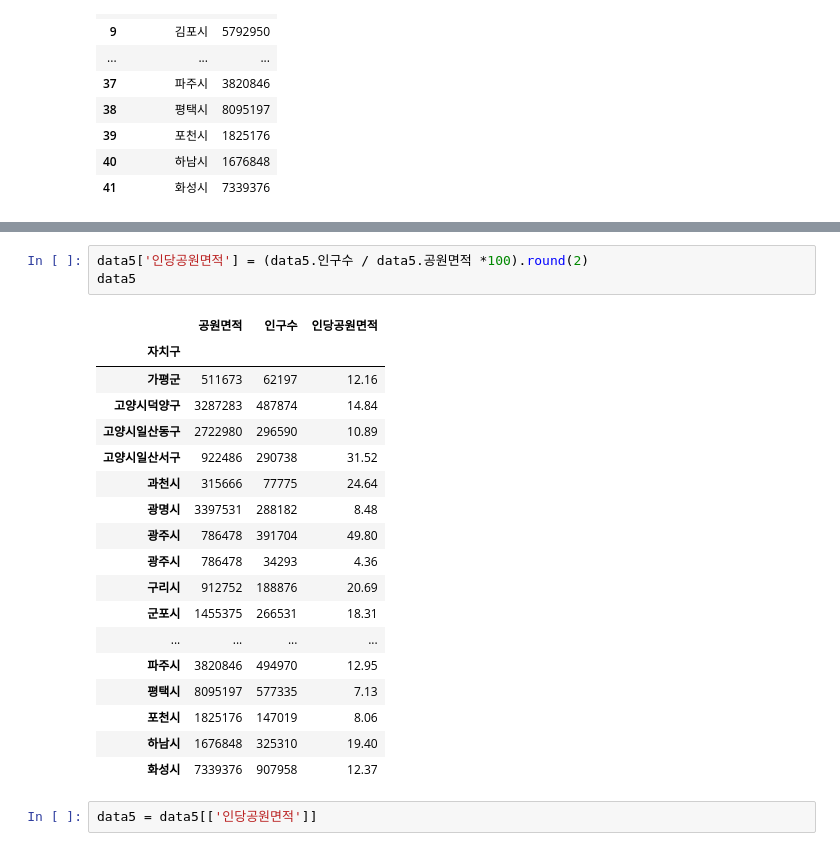
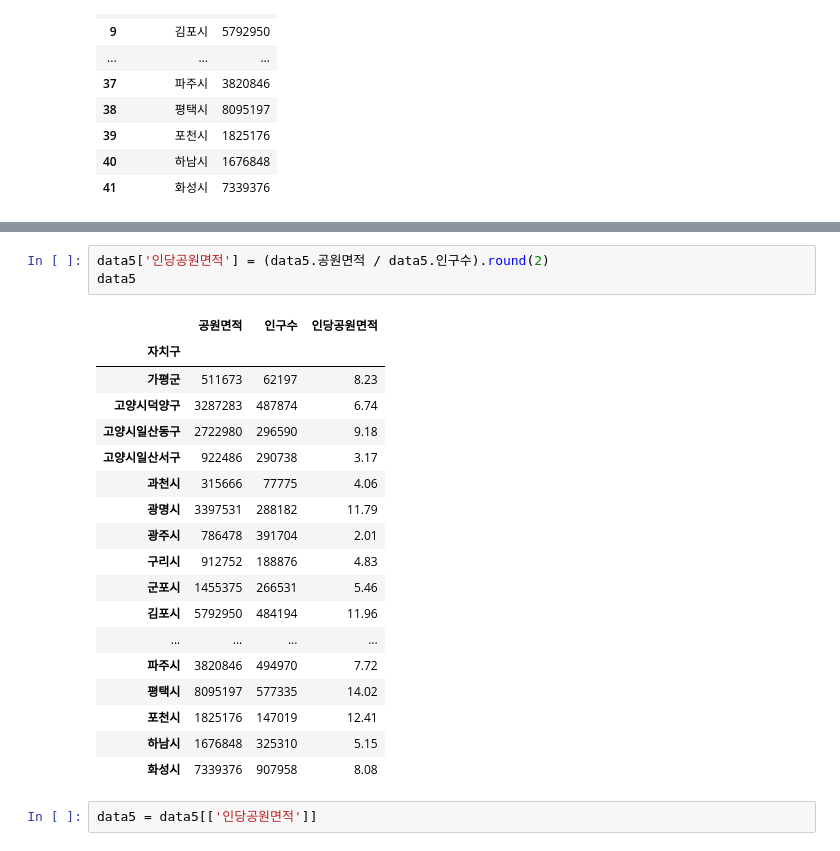
Before and after one commit to wowgang/DataAnalysis_Lecture-2023.04, a Jupyter notebook: 04.지도시각화/132.경기도공원과제.ipynb, the cells around one changed output, grey strips where cells are left out. Saved outputs shown, nothing was run; the diff lists cells and outputs as text.

```diff
--- a/04.지도시각화/132.경기도공원과제.ipynb
+++ b/04.지도시각화/132.경기도공원과제.ipynb
@@ -601,27 +472,27 @@ data5
 | 하남시 | 1676848 | 325310 |
 | 화성시 | 7339376 | 907958 |
 # %%
-data5['인당공원면적'] = (data5.인구수 / data5.공원면적 *100).round(2)
+data5['인당공원면적'] = (data5.공원면적 / data5.인구수).round(2)
 data5
 # %% [output]
 |  | 공원면적 | 인구수 | 인당공원면적 |
 | 자치구 |  |  |  |
-| 가평군 | 511673 | 62197 | 12.16 |
-| 고양시덕양구 | 3287283 | 487874 | 14.84 |
-| 고양시일산동구 | 2722980 | 296590 | 10.89 |
-| 고양시일산서구 | 922486 | 290738 | 31.52 |
-| 과천시 | 315666 | 77775 | 24.64 |
-| 광명시 | 3397531 | 288182 | 8.48 |
-| 광주시 | 786478 | 391704 | 49.80 |
-| 광주시 | 786478 | 34293 | 4.36 |
-| 구리시 | 912752 | 188876 | 20.69 |
-| 군포시 | 1455375 | 266531 | 18.31 |
+| 가평군 | 511673 | 62197 | 8.23 |
+| 고양시덕양구 | 3287283 | 487874 | 6.74 |
+| 고양시일산동구 | 2722980 | 296590 | 9.18 |
+| 고양시일산서구 | 922486 | 290738 | 3.17 |
+| 과천시 | 315666 | 77775 | 4.06 |
+| 광명시 | 3397531 | 288182 | 11.79 |
+| 광주시 | 786478 | 391704 | 2.01 |
+| 구리시 | 912752 | 188876 | 4.83 |
+| 군포시 | 1455375 | 266531 | 5.46 |
+| 김포시 | 5792950 | 484194 | 11.96 |
 | ... | ... | ... | ... |
-| 파주시 | 3820846 | 494970 | 12.95 |
-| 평택시 | 8095197 | 577335 | 7.13 |
-| 포천시 | 1825176 | 147019 | 8.06 |
-| 하남시 | 1676848 | 325310 | 19.40 |
-| 화성시 | 7339376 | 907958 | 12.37 |
+| 파주시 | 3820846 | 494970 | 7.72 |
+| 평택시 | 8095197 | 577335 | 14.02 |
+| 포천시 | 1825176 | 147019 | 12.41 |
+| 하남시 | 1676848 | 325310 | 5.15 |
+| 화성시 | 7339376 | 907958 | 8.08 |
 # %%
 data5 = data5[['인당공원면적']]
 # %%
```
Also changed, not shown: parts of 27 cells of this notebook, 12 other files.
